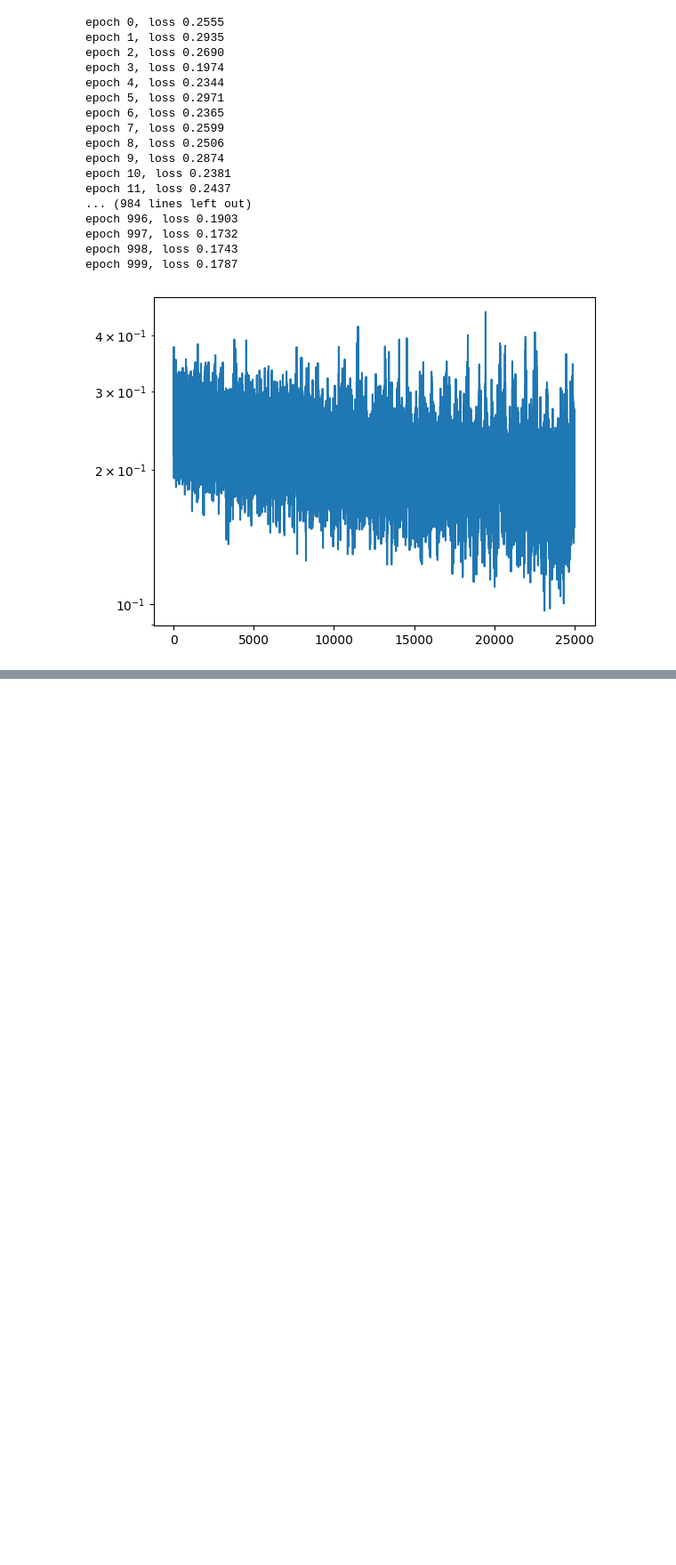
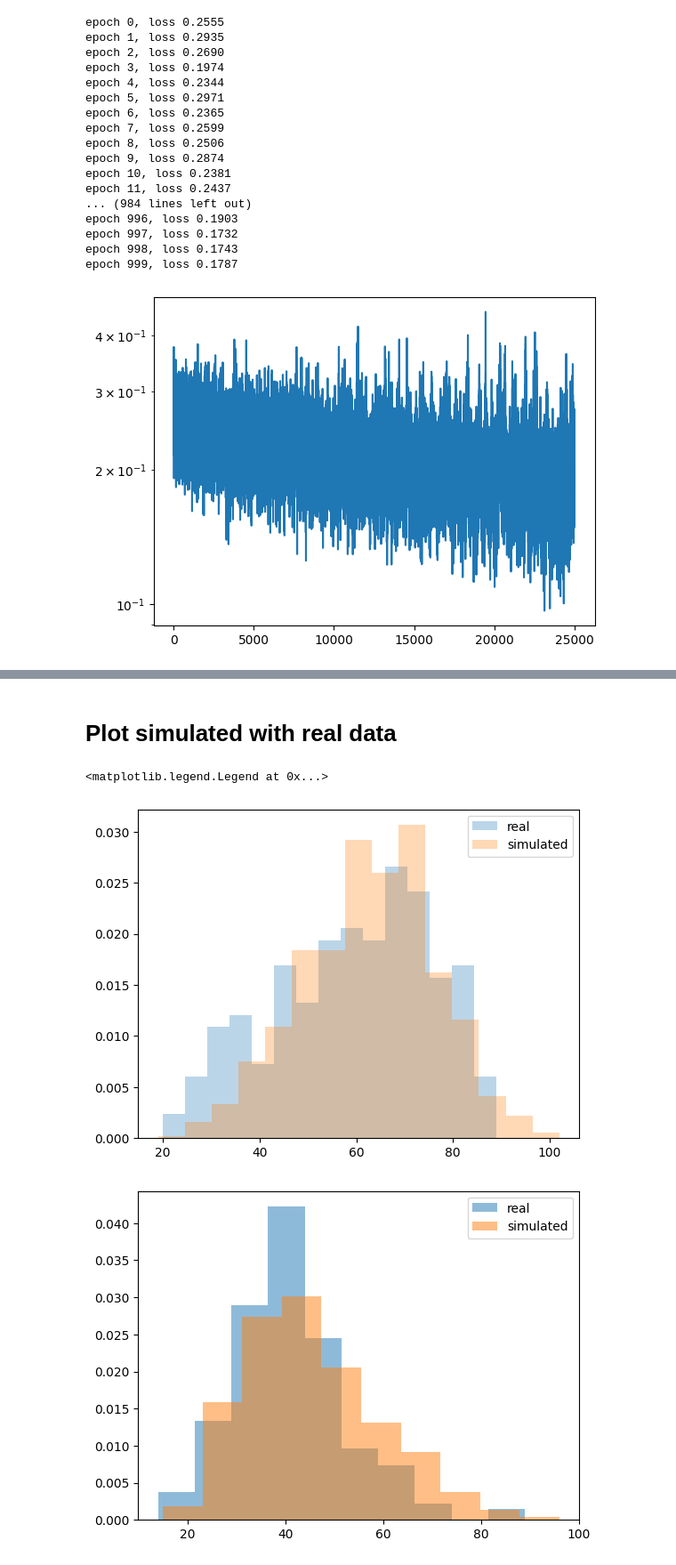
Before and after one commit to leonmyk/Spectroscopy_Hamiltonian_fitter-, a Jupyter notebook: mlp.ipynb, the cells around one changed output, grey strips where cells are left out. Shown at 89% size. Saved outputs shown, nothing was run; the diff lists cells and outputs as text; code cells hidden in the pictures; blank space fills up the shorter version.

```diff
--- a/mlp.ipynb
+++ b/mlp.ipynb
@@ -197,4 +322,6 @@ with torch.no_grad():
+# %%
+names = ['20260313235440__NuclearReadout_With_tracking_XY_read_out.hdf5','20260313223620__NuclearReadout_With_tracking_XY_read_out.hdf5','20260313122250__NuclearReadout_With_tracking_XY_read_out.hdf5','20260314203749__NuclearReadout_With_tracking_XY_read_out.hdf5','20260316000131__NuclearReadout_With_tracking_XY_read_out.hdf5' ]
 # %%
+
 dirpath = 'Z:/SPIN-001/Run2 [BFp4]/NuclearReadout_With_tracking_XY_read_out/'
-filename = '20260316000131__NuclearReadout_With_tracking_XY_read_out.hdf5'
-signal = load_h5_to_dic(dirpath + filename)[0]
+signal = load_h5_to_dic(dirpath + names[5])[0]
@@ -235,0 +354,2 @@ with torch.no_grad():
+# %%
+X_data = X_data.transpose(0,2,1)
@@ -235,0 +699,21 @@ with torch.no_grad():
+# %% [markdown]
+# Plot simulated with real data
+# %%
+plt.hist(X_data[Y_data ==0,0,200],density=True,label = 'real',alpha = 0.3,bins = 15)
+plt.hist(X_data_sim[Y_data_sim ==0,0,200],density=True,label = 'simulated',alpha = 0.3,bins = 15)
+plt.legend()
+
+plt.figure()
+plt.hist(X_data[Y_data ==1,0,200],density=True,label = 'real',alpha = 0.5)
+plt.hist(X_data_sim[Y_data_sim ==1,0,200],density=True,label = 'simulated',alpha = 0.5)
+plt.legend()
+
+
+plt.figure()
+plt.hist(X_data[Y_data ==0,3,200],density=True,label = 'real',alpha = 0.5)
+plt.hist(X_data_sim[Y_data_sim ==0,3,200],density=True,label = 'simulated',alpha = 0.5)
+plt.legend()
+# %% [output]
+<matplotlib.legend.Legend at 0x...>
+[figure, added]
+[figure, added]
```
Also changed, not shown: parts of 48 cells of this notebook, 5 other files.
